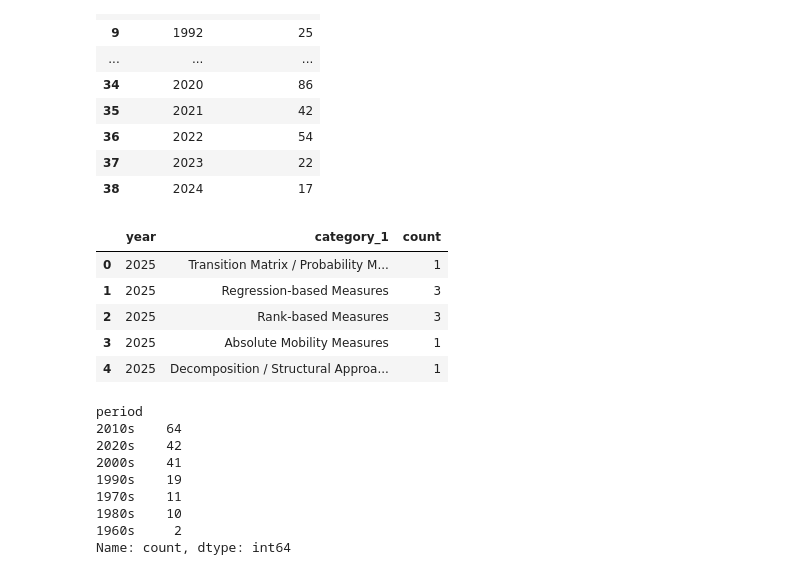
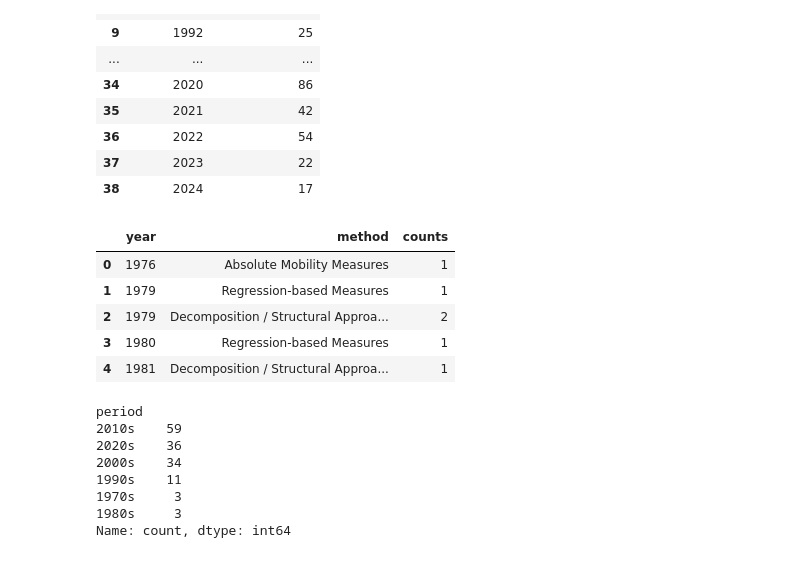
Before and after one commit to SereneKim/meta-welath_mobility, a Jupyter notebook: 5_create_nodes_rels.ipynb, the cells around one changed output. Cells and saved outputs as stored; diff of their text form; code cells hidden in the pictures.

```diff
--- a/5_create_nodes_rels.ipynb
+++ b/5_create_nodes_rels.ipynb
@@ -1764,26 +1764,26 @@ per_cluster_year.groupby(['cited_year'], group_keys=False).agg({'citation_count'
 | 37 | 2023 | 22 |
 | 38 | 2024 | 17 |
 # %%
-viz_cat_counts = pd.read_csv(f'{path}/results/viz_data_cats_counts.csv')
+# viz_cat_counts = pd.read_csv(f'{path}/results/viz_data_cats_counts.csv')
+viz_cat_counts = pd.read_csv(f'{path}/results/Paper/groupby_year_method.csv')
 viz_cat_counts.head()
 # %% [output]
-|  | year | category_1 | count |
-| 0 | 2025 | Transition Matrix / Probability M... | 1 |
-| 1 | 2025 | Regression‐based Measures | 3 |
-| 2 | 2025 | Rank‐based Measures | 3 |
-| 3 | 2025 | Absolute Mobility Measures | 1 |
-| 4 | 2025 | Decomposition / Structural Approa... | 1 |
+|  | year | method | counts |
+| 0 | 1976 | Absolute Mobility Measures | 1 |
+| 1 | 1979 | Regression‐based Measures | 1 |
+| 2 | 1979 | Decomposition / Structural Approa... | 2 |
+| 3 | 1980 | Regression‐based Measures | 1 |
+| 4 | 1981 | Decomposition / Structural Approa... | 1 |
 # %%
-viz_cat_counts['period'] = pd.cut(viz_cat_counts['year'], bins=[1959, 1969, 1979, 1989, 1999, 2009, 2019, 2029], labels=['1960s', '1970s', '1980s', '1990s', '2000s', '2010s', '2020s'])
+viz_cat_counts['period'] = pd.cut(viz_cat_counts['year'], bins=[1969, 1979, 1989, 1999, 2009, 2019, 2029], labels=['1970s', '1980s', '1990s', '2000s', '2010s', '2020s'])
 viz_cat_counts['period'].value_counts()
 # %% [output]
 period
-2010s    64
-2020s    42
-2000s    41
-1990s    19
-1970s    11
-1980s    10
-1960s     2
+2010s    59
+2020s    36
+2000s    34
+1990s    11
+1970s     3
+1980s     3
 Name: count, dtype: int64
 # %%
```
Also changed, not shown: parts of 4 cells of this notebook, 10 other files.
